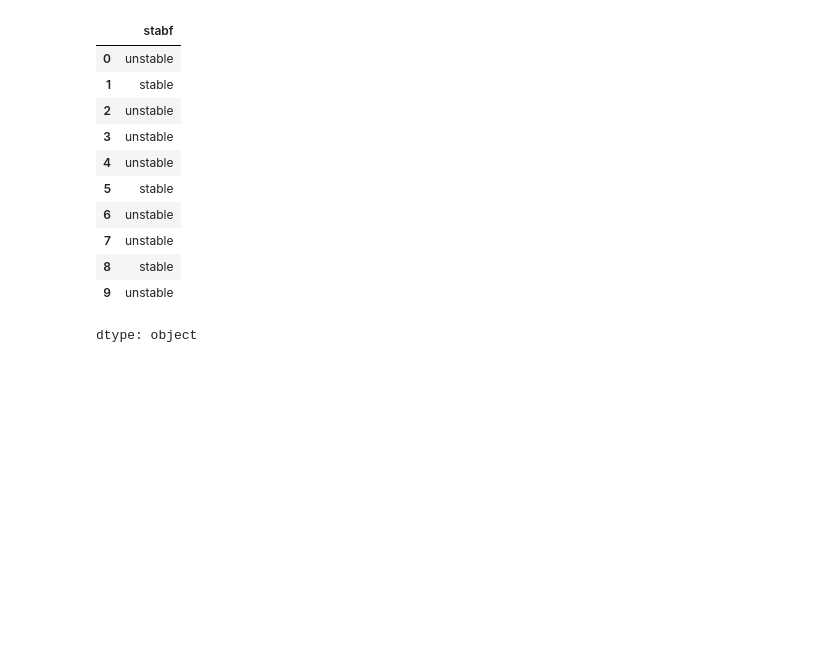
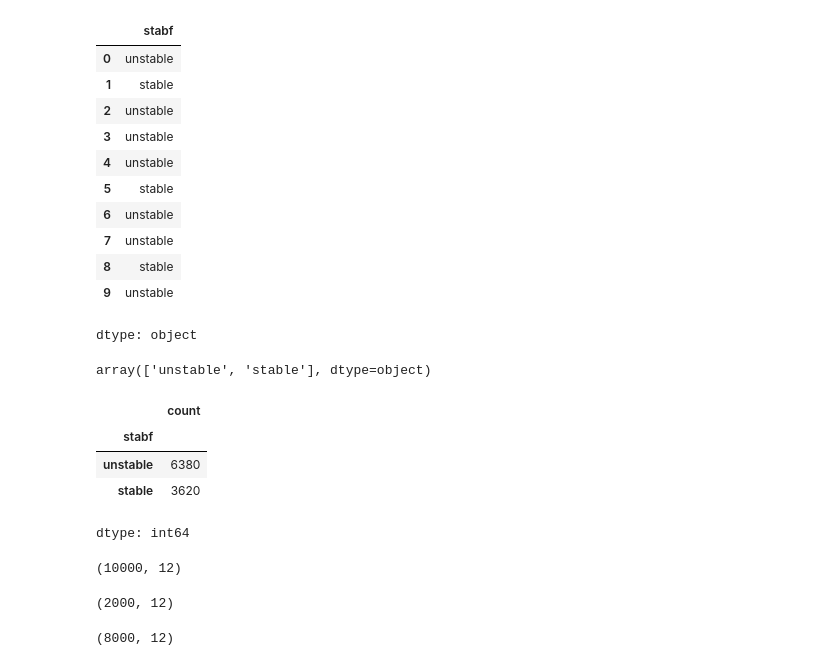
Before and after one commit to LucasMoraca/SERS-Segundo-Semestre, a Jupyter notebook: SERS_CP2.ipynb, the cells around one changed output. Saved outputs shown, nothing was run; the diff lists cells and outputs as text; code cells hidden in the pictures; blank space fills up the shorter version.

```diff
--- a/SERS_CP2.ipynb
+++ b/SERS_CP2.ipynb
@@ -59,3 +59,15 @@ Y.head(10)
 | 8 | stable |
 | 9 | unstable |
 dtype: object
+# %%
+dados['stabf'].unique()
+# %% [output]
+array(['unstable', 'stable'], dtype=object)
+# %%
+dados['stabf'].value_counts()
+# %% [output]
+|  | count |
+| stabf |  |
+| unstable | 6380 |
+| stable | 3620 |
+dtype: int64
@@ -61,0 +77,12 @@ dtype: object
+# %%
+X.shape
+# %% [output]
+(10000, 12)
+# %%
+X_test.shape
+# %% [output]
+(2000, 12)
+# %%
+X_train.shape
+# %% [output]
+(8000, 12)
```
Also changed, not shown: parts of 1 cell of this notebook.
